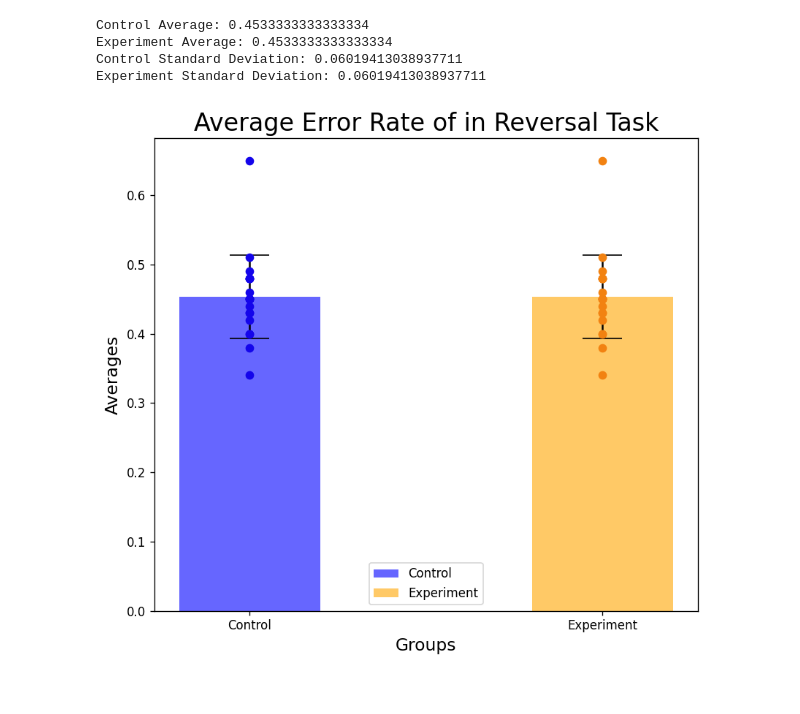
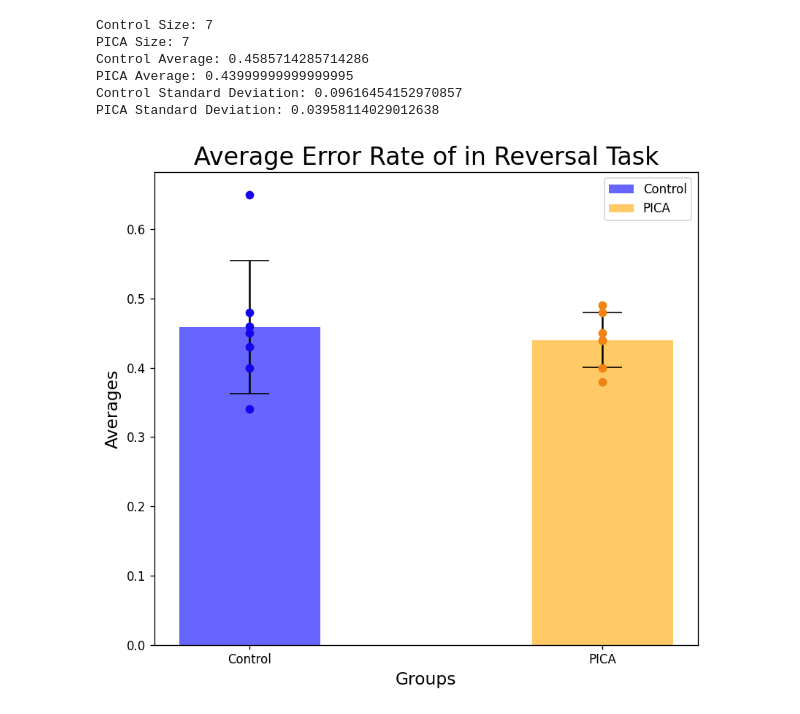
Before and after one commit to ftlabucsd/FEDUPP, a Jupyter notebook: IVSA Rev avg err.ipynb, the cells around one changed output. Cells and saved outputs as stored; diff of their text form; code cells hidden in the pictures.

```diff
--- a/IVSA Rev avg err.ipynb
+++ b/IVSA Rev avg err.ipynb
@@ -11,13 +11,18 @@ ctrl = []
 exp = []
 # %%
 for path in paths.reversal_ivsa_ctrl:
-    df = read_csv_clean(path=path)
-    rateL, rateR, overall = count_error_rate(df, overall_accuracy=True)
-    left_rate[0].append(rateL)
-    right_rate[0].append(rateR)
-    ctrl.append(overall)
+    print(path)
+    try:
+        df = read_csv_clean(path=path)
+        rateL, rateR, overall = count_error_rate(df, overall_accuracy=True)
+        left_rate[0].append(rateL)
+        right_rate[0].append(rateR)
+        ctrl.append(overall)
+    except:
+        pass
 
 for path in paths.reversal_ivsa_exp:
+    print(path)
     df = read_csv_clean(path=path)
     rateL, rateR, overall = count_error_rate(df, overall_accuracy=True)
     left_rate[1].append(rateL)
@@ -28,8 +55,10 @@ draw_left_right_error(left_rate, right_rate, groups=['control', 'pica'], verbose
 # %%
-draw_mean_error_rate(ctrl, exp, dpi=120, bar_width=0.2, err_width=16, verbose=True)
+draw_mean_error_rate(ctrl, exp, dpi=120, groups=['Control', 'PICA'], bar_width=0.2, err_width=16, verbose=True)
 # %% [output]
-Control Average: 0.4533333333333334
-Experiment Average: 0.4533333333333334
-Control Standard Deviation: 0.06019413038937711
-Experiment Standard Deviation: 0.06019413038937711
+Control Size: 7
+PICA Size: 7
+Control Average: 0.4585714285714286
+PICA Average: 0.43999999999999995
+Control Standard Deviation: 0.09616454152970857
+PICA Standard Deviation: 0.03958114029012638
-[figure, old version]
+[figure, new version]
```
Also changed, not shown: parts of 2 cells of this notebook, 6 other files.
